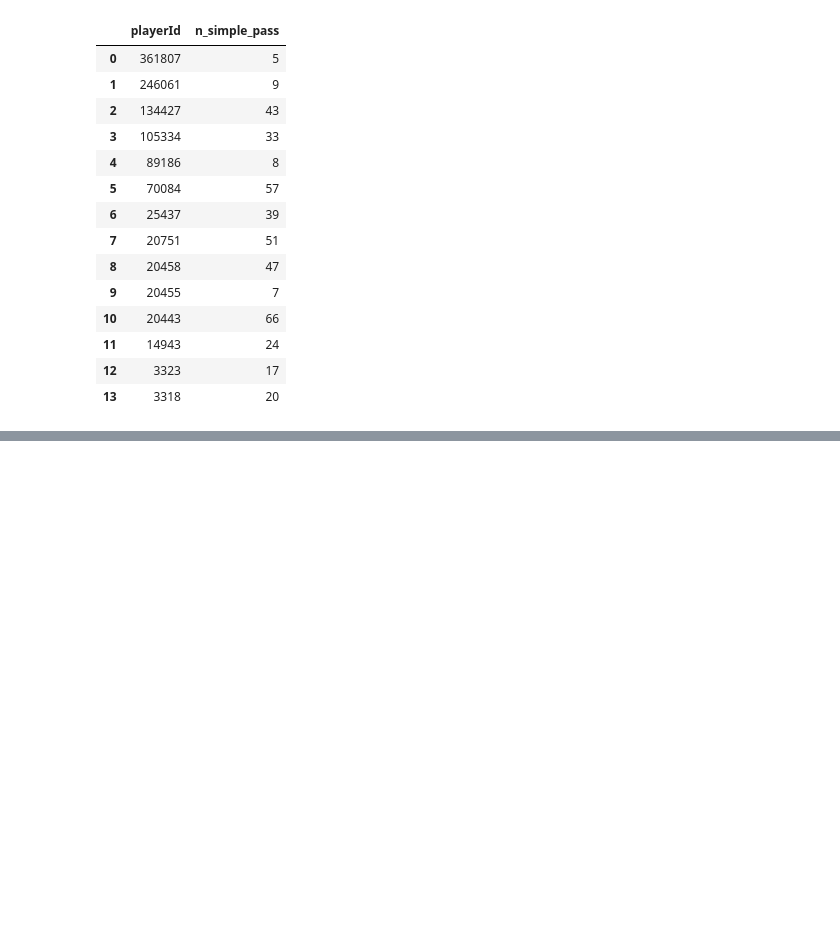
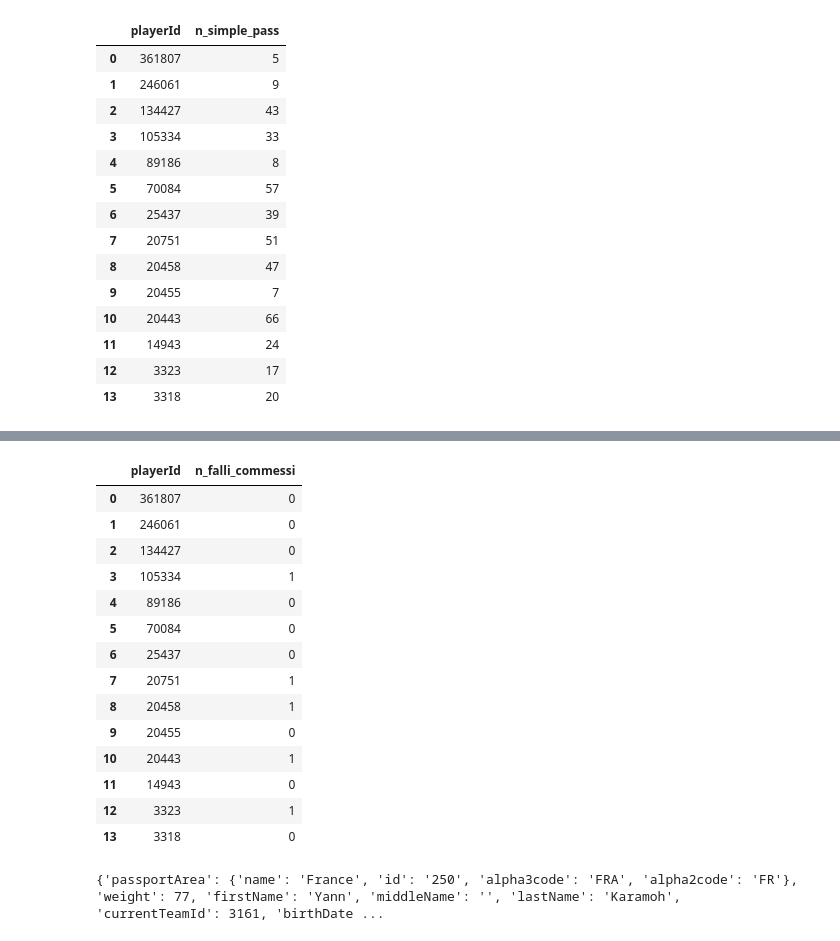
Before and after one commit to gfedi/servififa, a Jupyter notebook: 2019/notebooks/Antonio.ipynb, the cells around one changed output, grey strips where cells are left out. Saved outputs shown, nothing was run; the diff lists cells and outputs as text; code cells hidden in the pictures; blank space fills up the shorter version.

Commit message:
esercizio 10

```diff
--- a/2019/notebooks/Antonio.ipynb
+++ b/2019/notebooks/Antonio.ipynb
@@ -125,0 +166,27 @@ df
+# %%
+import pandas as pd
+
+df = pd.read_csv("esercizio6.csv", sep=";")
+df
+# %% [output]
+|  | playerId | n_falli_commessi |
+| 0 | 361807 | 0 |
+| 1 | 246061 | 0 |
+| 2 | 134427 | 0 |
+| 3 | 105334 | 1 |
+| 4 | 89186 | 0 |
+| 5 | 70084 | 0 |
+| 6 | 25437 | 0 |
+| 7 | 20751 | 1 |
+| 8 | 20458 | 1 |
+| 9 | 20455 | 0 |
+| 10 | 20443 | 1 |
+| 11 | 14943 | 0 |
+| 12 | 3323 | 1 |
+| 13 | 3318 | 0 |
+# %%
+for p in players_dict:
+    if p["wyId"] == 352993:
+        print(p)
+# %% [output]
+{'passportArea': {'name': 'France', 'id': '250', 'alpha3code': 'FRA', 'alpha2code': 'FR'}, 'weight': 77, 'firstName': 'Yann', 'middleName': '', 'lastName': 'Karamoh', 'currentTeamId': 3161, 'birthDate ...
```
Also changed, not shown: parts of 9 cells of this notebook, 2 other files.
